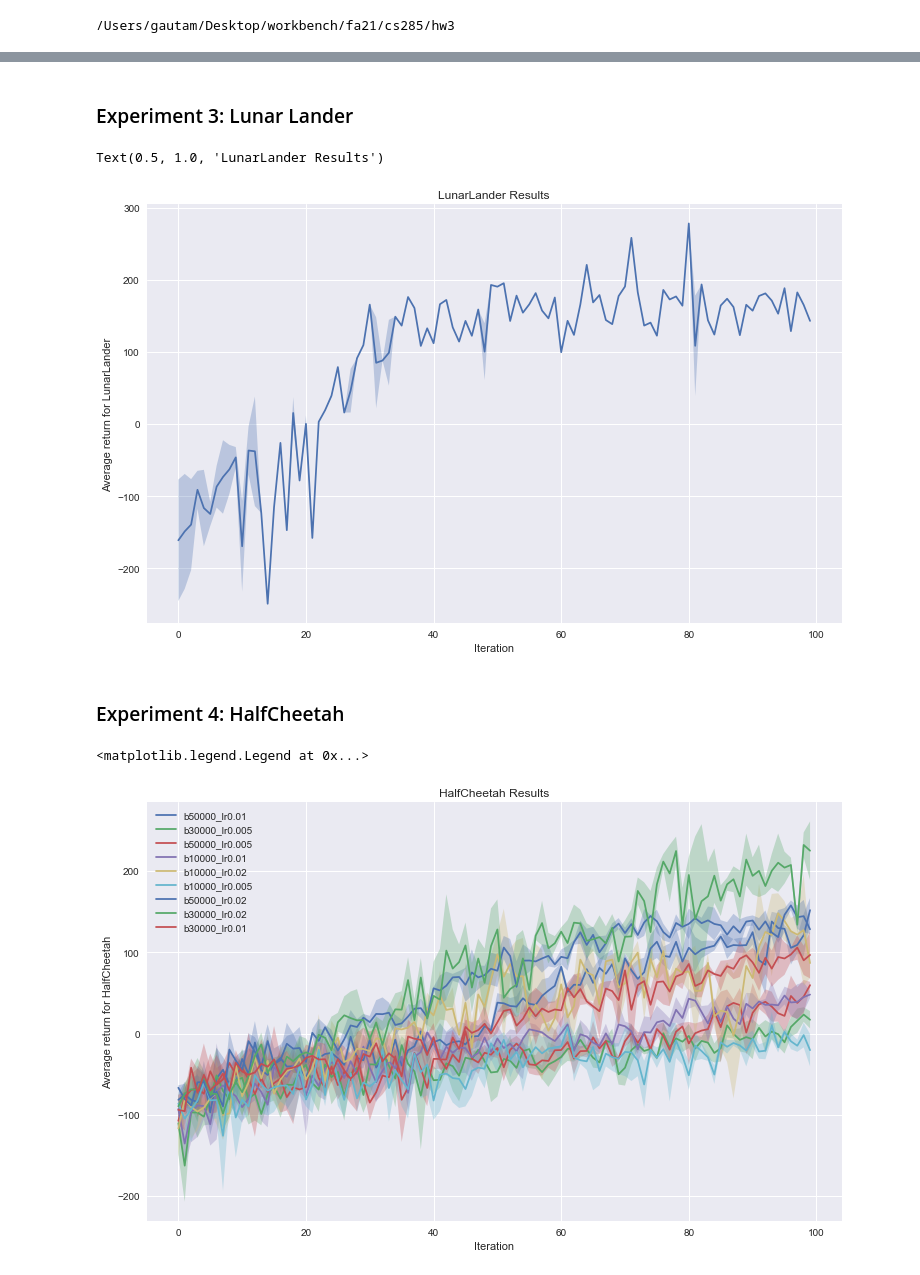
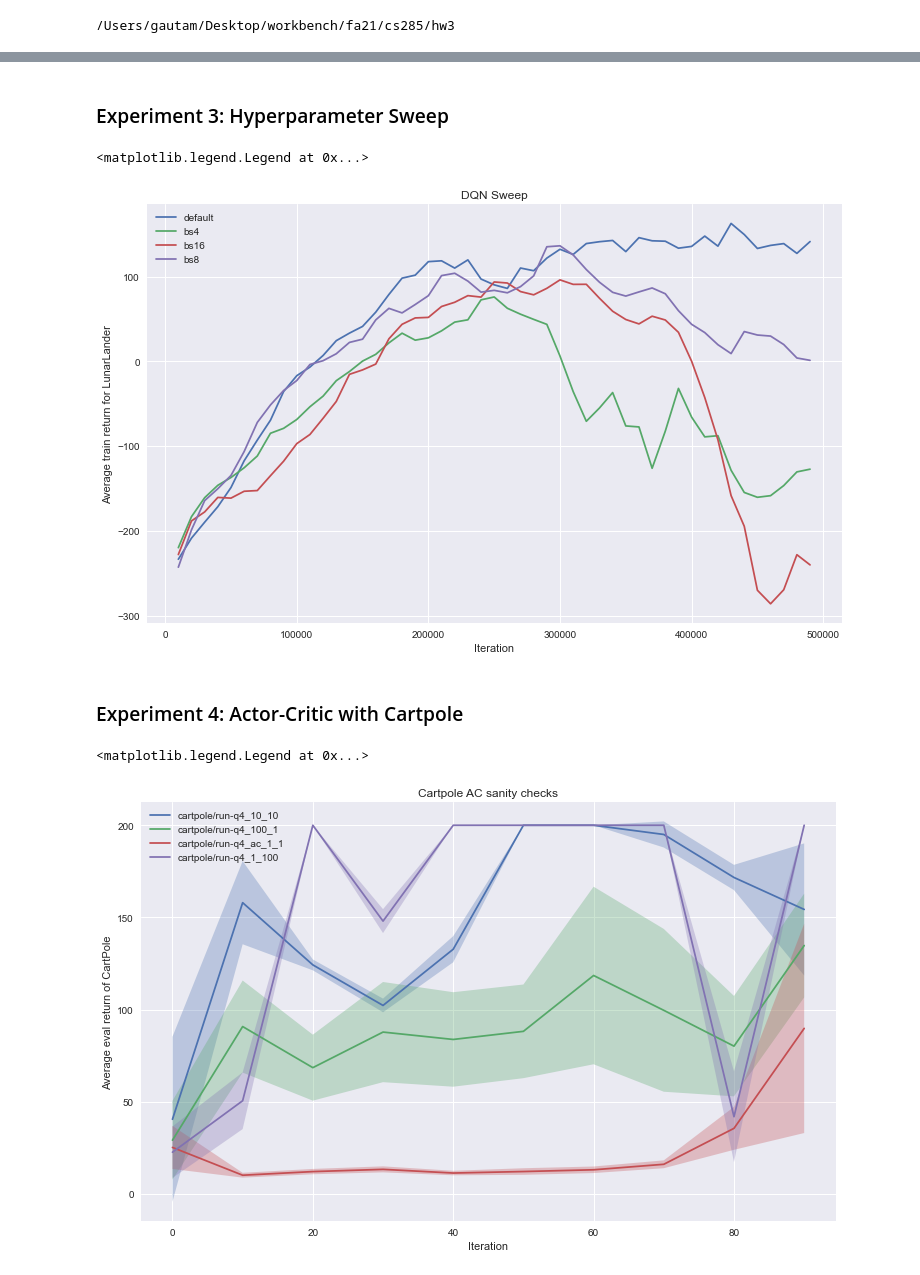
Before and after one commit to gmittal/homework_fall2021, a Jupyter notebook: nb/hw3.ipynb, the cells around one changed output, grey strips where cells are left out. Drawn from its saved outputs; the diff is of its cells as text; code cells hidden in the pictures.

Commit message:
Add basic plotting for HW3

```diff
--- a/nb/hw3.ipynb
+++ b/nb/hw3.ipynb
@@ -39,7 +39,6 @@ width, height = set_size(600 * 1.5, subplots=(1, 1))
 # %%
-runs = glob.glob('logs/cartpole/*-Eval_AverageReturn.csv')
-sb_runs = [run for run in runs if 'q1_sb' in run]
-lb_runs = [run for run in runs if 'q1_lb' in run]
+df_avg_return = pd.read_csv('logs/mspacman/run-q1_MsPacman-v0_19-10-2021_23-04-00-tag-Train_AverageReturn.csv')
+df_best_return = pd.read_csv('logs/mspacman/run-q1_MsPacman-v0_19-10-2021_23-04-00-tag-Train_BestReturn.csv')
 # %%
 fig, ax = plt.subplots(1, 1, figsize=(width, height))
 
@@ -117,56 +112,51 @@ Text(0.5, 1.0, 'InvertedPendulum: batch size 1000, lr 0.01')
 # %% [markdown]
-### Experiment 3: Lunar Lander
+### Experiment 3: Hyperparameter Sweep
 # %%
-runs = glob.glob('logs/lander/*-Eval_AverageReturn.csv')
+runs = glob.glob('logs/sweep/*-Train_AverageReturn.csv')
 
 fig, ax = plt.subplots(1, 1, figsize=(width, height))
 
 for run in runs:
     df = pd.read_csv(run)
 
-    std_run = ''.join(run.split('-Eval_AverageReturn.csv') + ['-Eval_StdReturn.csv'])
-    std_df = pd.read_csv(std_run)
-    std = std_df['Value'].values
-
-    param_str = run.split('_search_')[-1].split('_rtg')[0]
+    param_str = run.split('q3_')[-1].split('_Lunar')[0].split('_')[0]
     steps = df['Step'].values
     values = df['Value'].values
     line, = ax.plot(steps, values)
-    ax.fill_between(steps, values-std, values+std, alpha=0.3)
-    label_str = f"$\lambda$={param_str.split('_Hopper')[0].split('_lambda')[-1]}"
-    line.set_label(label_str)
+    line.set_label(param_str)
 
-ax.set_ylabel('Average return for LunarLander')
+ax.set_ylabel('Average train return for LunarLander')
 ax.set_xlabel('Iteration')
-ax.set_title('LunarLander Results')
+ax.set_title('DQN Sweep')
+ax.legend(frameon=False, loc='upper left')
 # %% [output]
-Text(0.5, 1.0, 'LunarLander Results')
+<matplotlib.legend.Legend at 0x...>
-[figure, old version]
+[figure, new version]
 # %% [markdown]
-### Experiment 4: HalfCheetah
+### Experiment 4: Actor-Critic with Cartpole
 # %%
-runs = glob.glob('logs/halfcheetah/*-Eval_AverageReturn.csv')
+runs = glob.glob('logs/cartpole/*-Eval_AverageReturn.csv')
 
 fig, ax = plt.subplots(1, 1, figsize=(width, height))
 
 for run in runs:
     df = pd.read_csv(run)
 
     std_run = ''.join(run.split('-Eval_AverageReturn.csv') + ['-Eval_StdReturn.csv'])
     std_df = pd.read_csv(std_run)
     std = std_df['Value'].values
 
-    param_str = run.split('_search_')[-1].split('_rtg')[0]
+    param_str = run.split('_CartPole')[0].split('logs/')[-1]
     steps = df['Step'].values
     values = df['Value'].values
     line, = ax.plot(steps, values)
     ax.fill_between(steps, values-std, values+std, alpha=0.3)
     line.set_label(param_str)
 
-ax.set_ylabel('Average return for HalfCheetah')
+ax.set_ylabel('Average eval return of CartPole')
 ax.set_xlabel('Iteration')
-ax.set_title('HalfCheetah Results')
+ax.set_title('Cartpole AC sanity checks')
 ax.legend(frameon=False, loc='upper left')
 # %% [output]
 <matplotlib.legend.Legend at 0x...>
-[figure, old version]
+[figure, new version]
```
Also changed, not shown: parts of 9 cells of this notebook, 30 other files.
